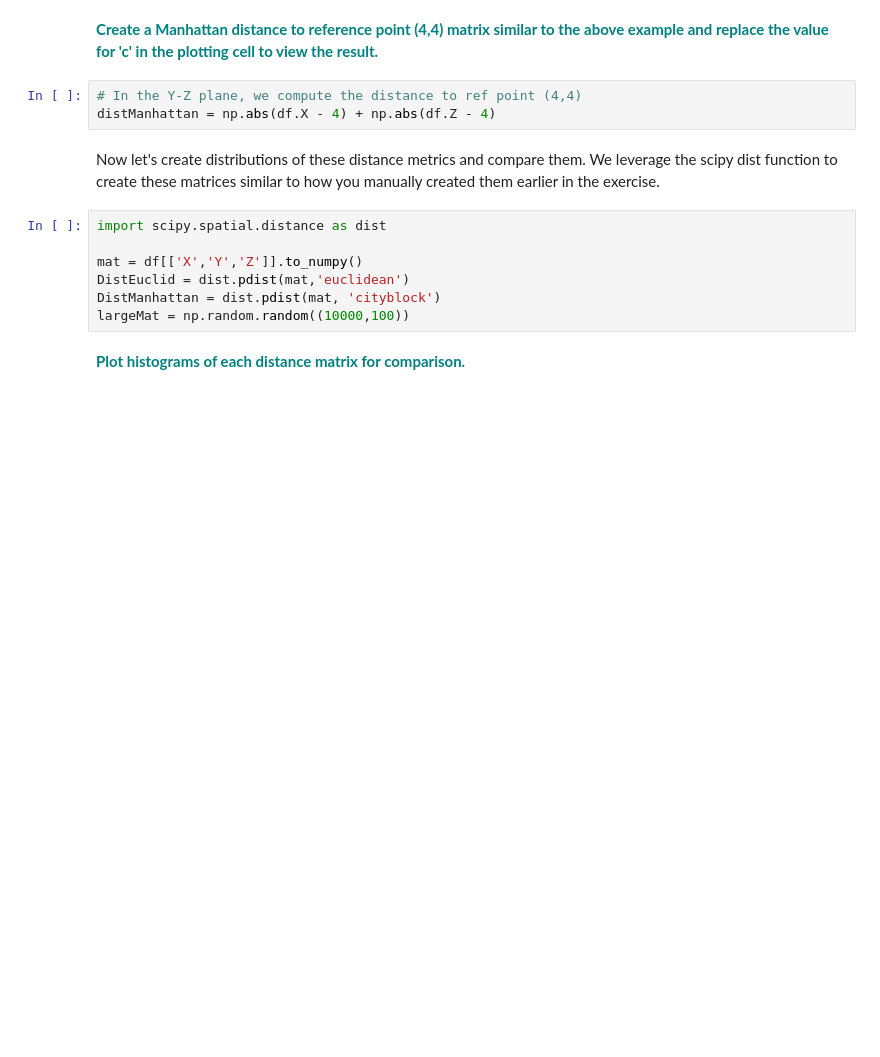
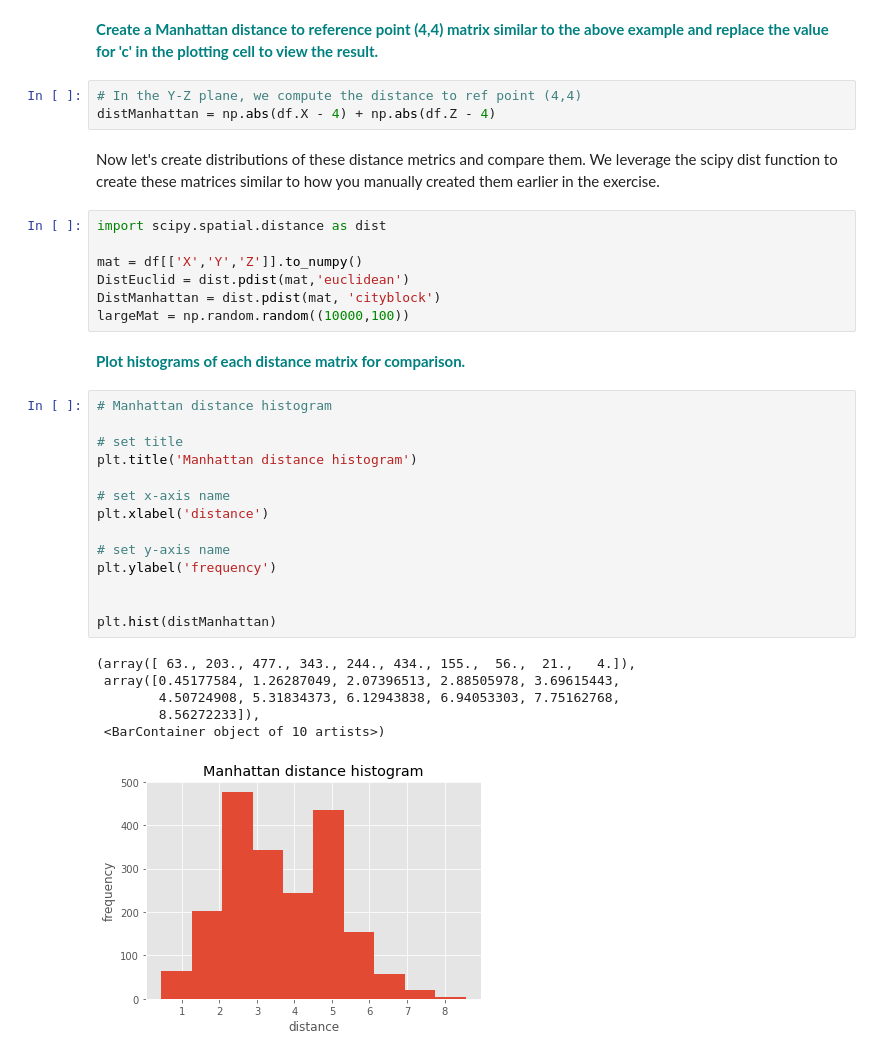
Before and after one commit to gabriellewald/springboard-coursework, a Jupyter notebook: Euclidean_and_Manhattan_Distances_Case_Study/Euclidean_and_Manhattan_Distances_Case_Study.ipynb, the cells around one changed output. Cells and saved outputs as stored; diff of their text form; blank space fills up the shorter version.

```diff
--- a/Euclidean_and_Manhattan_Distances_Case_Study/Euclidean_and_Manhattan_Distances_Case_Study.ipynb
+++ b/Euclidean_and_Manhattan_Distances_Case_Study/Euclidean_and_Manhattan_Distances_Case_Study.ipynb
@@ -106,3 +106,24 @@ DistManhattan = dist.pdist(mat, 'cityblock')
 largeMat = np.random.random((10000,100))
 # %% [markdown]
 **<font color='teal'>Plot histograms of each distance matrix for comparison.</font>**
+# %%
+# Manhattan distance histogram
+
+# set title
+plt.title('Manhattan distance histogram')
+
+# set x-axis name
+plt.xlabel('distance')
+
+# set y-axis name
+plt.ylabel('frequency')
+
+
+plt.hist(distManhattan)
+# %% [output]
+(array([ 63., 203., 477., 343., 244., 434., 155.,  56.,  21.,   4.]),
+ array([0.45177584, 1.26287049, 2.07396513, 2.88505978, 3.69615443,
+        4.50724908, 5.31834373, 6.12943838, 6.94053303, 7.75162768,
+        8.56272233]),
+ <BarContainer object of 10 artists>)
+[figure, added]
```
Also changed, not shown: parts of 1 cell of this notebook.
